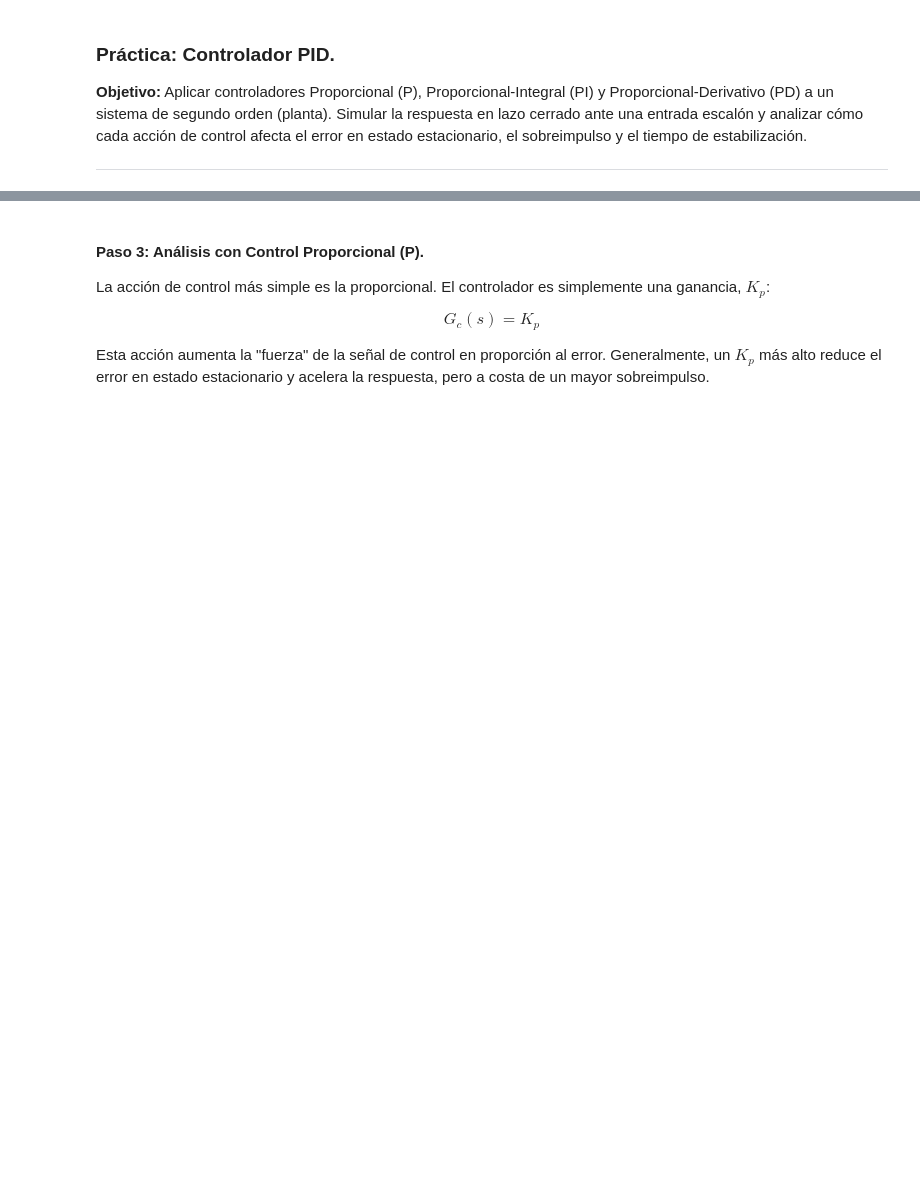
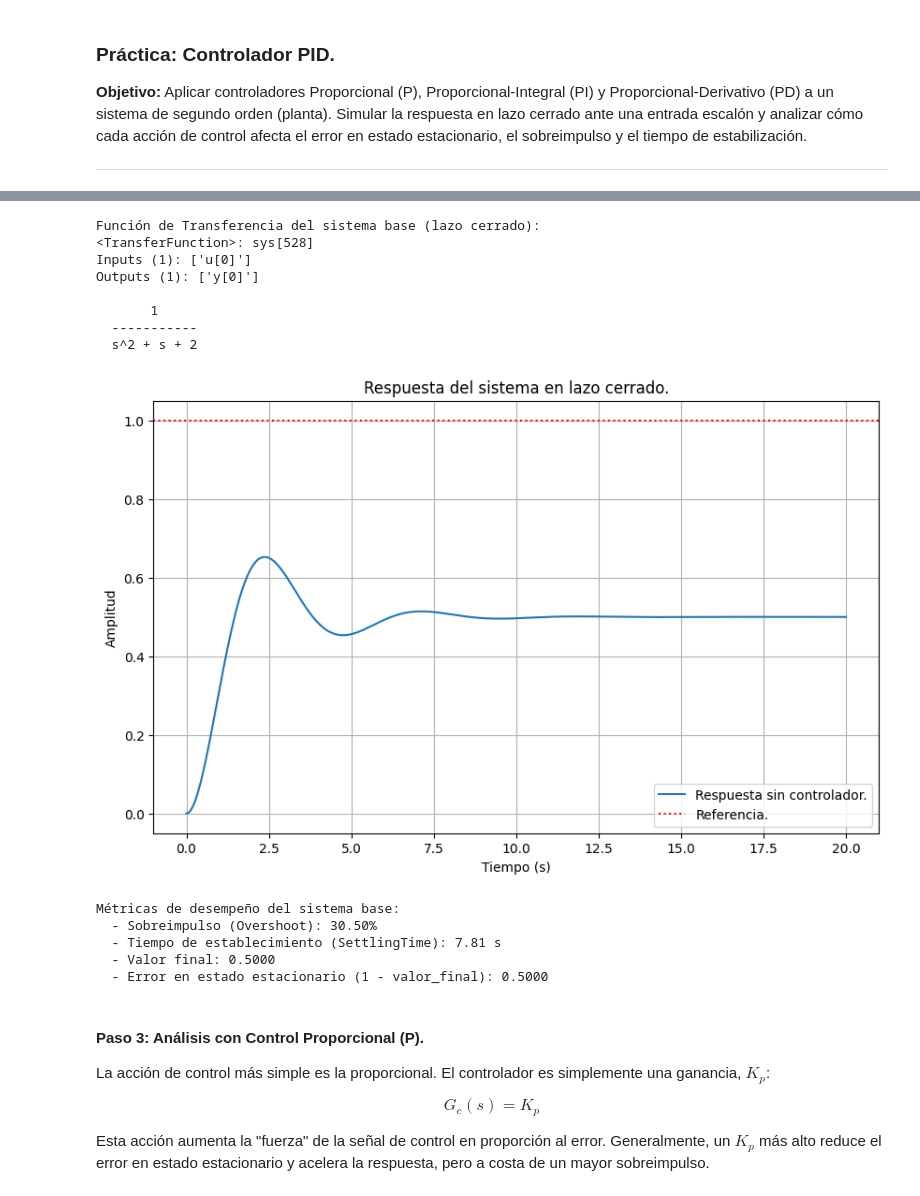
Before and after one commit to carlosyahirvazquez/control-clasico, a Jupyter notebook: practicas/P_2_03_Controlador_PID.ipynb, the cells around one changed output, grey strips where cells are left out. Saved outputs shown, nothing was run; the diff lists cells and outputs as text; code cells hidden in the pictures; blank space fills up the shorter version.

```diff
--- a/practicas/P_2_03_Controlador_PID.ipynb
+++ b/practicas/P_2_03_Controlador_PID.ipynb
@@ -77,3 +28,63 @@ print(f"  - Error en estado estacionario (1 - valor_final): {1 - valor_final:.4f
+# %%
+# Importar las bibliotecas necesarias.
+import control as ct
+import matplotlib.pyplot as plt
+import numpy as np
+
+# --- Definición de la planta Gp(s). ---
+num_p = [1]
+den_p = [1, 1, 1]
+Gp = ct.tf(num_p, den_p)
+
+# --- Sistema en lazo cerrado con retroalimentación unitaria (sin controlador). ---
+# Esto es Gc(s) = 1.
+sistema_base = ct.feedback(Gp, 1)
+print("Función de Transferencia del sistema base (lazo cerrado):")
+print(sistema_base)
+
+# --- Simulación de la respuesta al escalón. ---
+t = np.linspace(0, 20, 501)
+t, y_base = ct.step_response(sistema_base, T=t)
+
+# --- Graficación de la respuesta base. ---
+plt.figure(figsize=(10, 6))
+plt.plot(t, y_base, label="Respuesta sin controlador.")
+plt.axhline(y=1, color="r", linestyle=":", label="Referencia.")
+
+plt.title("Respuesta del sistema en lazo cerrado.")
+plt.xlabel("Tiempo (s)")
+plt.ylabel("Amplitud")
+plt.legend()
+plt.grid(True)
+plt.show()
+
+# --- Verificación de las métricas de desempeño. ---
+print("Métricas de desempeño del sistema base:")
+info = ct.step_info(sistema_base)
+
+# step_info devuelve un diccionario, podemos imprimir los valores clave.
+print(f"  - Sobreimpulso (Overshoot): {info['Overshoot']:.2f}%")
+print(f"  - Tiempo de establecimiento (SettlingTime): {info['SettlingTime']:.2f} s")
+
+# El error en estado estacionario se verifica observando el valor final.
+valor_final = y_base[-1]
+print(f"  - Valor final: {valor_final:.4f}")
+print(f"  - Error en estado estacionario (1 - valor_final): {1 - valor_final:.4f}")
+# %% [output]
+Función de Transferencia del sistema base (lazo cerrado):
+<TransferFunction>: sys[528]
+Inputs (1): ['u[0]']
+Outputs (1): ['y[0]']
+
+       1
+  -----------
+  s^2 + s + 2
+[figure, added]
+Métricas de desempeño del sistema base:
+  - Sobreimpulso (Overshoot): 30.50%
+  - Tiempo de establecimiento (SettlingTime): 7.81 s
+  - Valor final: 0.5000
+  - Error en estado estacionario (1 - valor_final): 0.5000
 # %% [markdown]
 #### Paso 3: Análisis con Control Proporcional (P).
 
```
Also changed, not shown: parts of 6 cells of this notebook.
